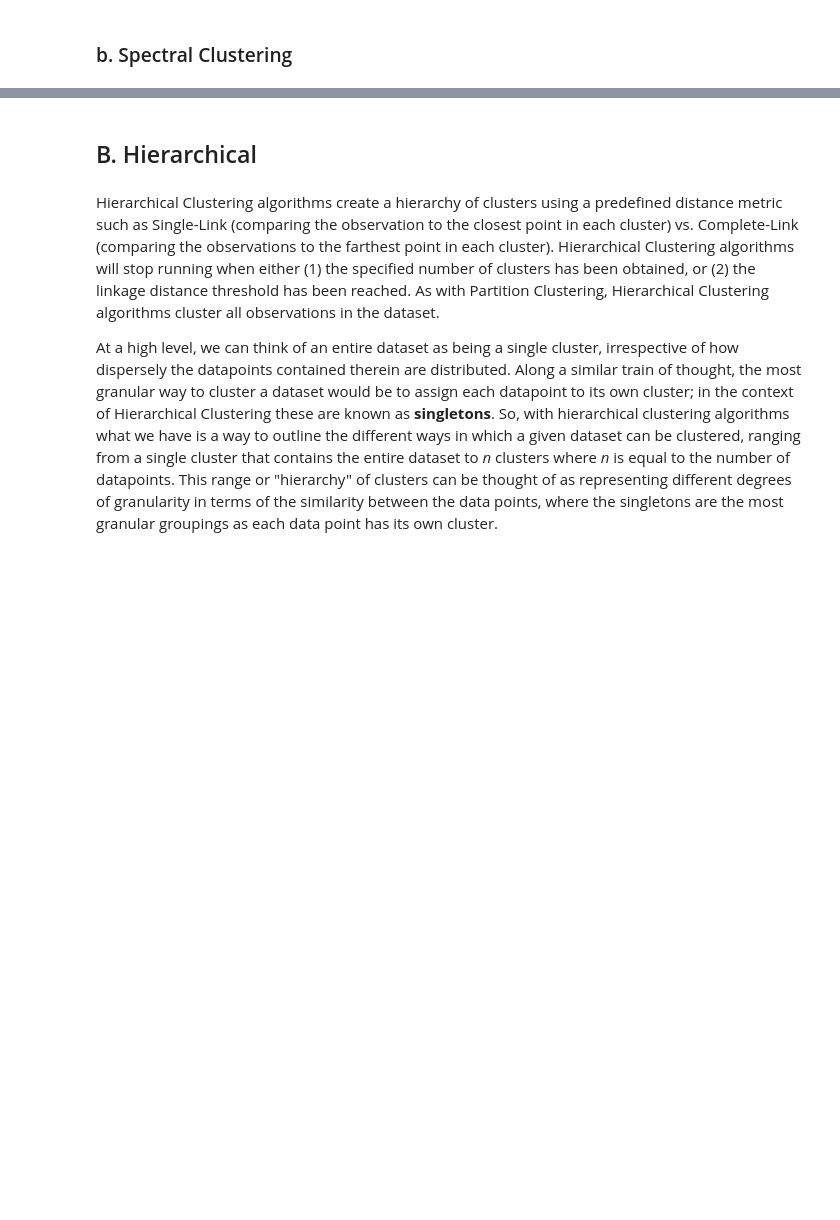
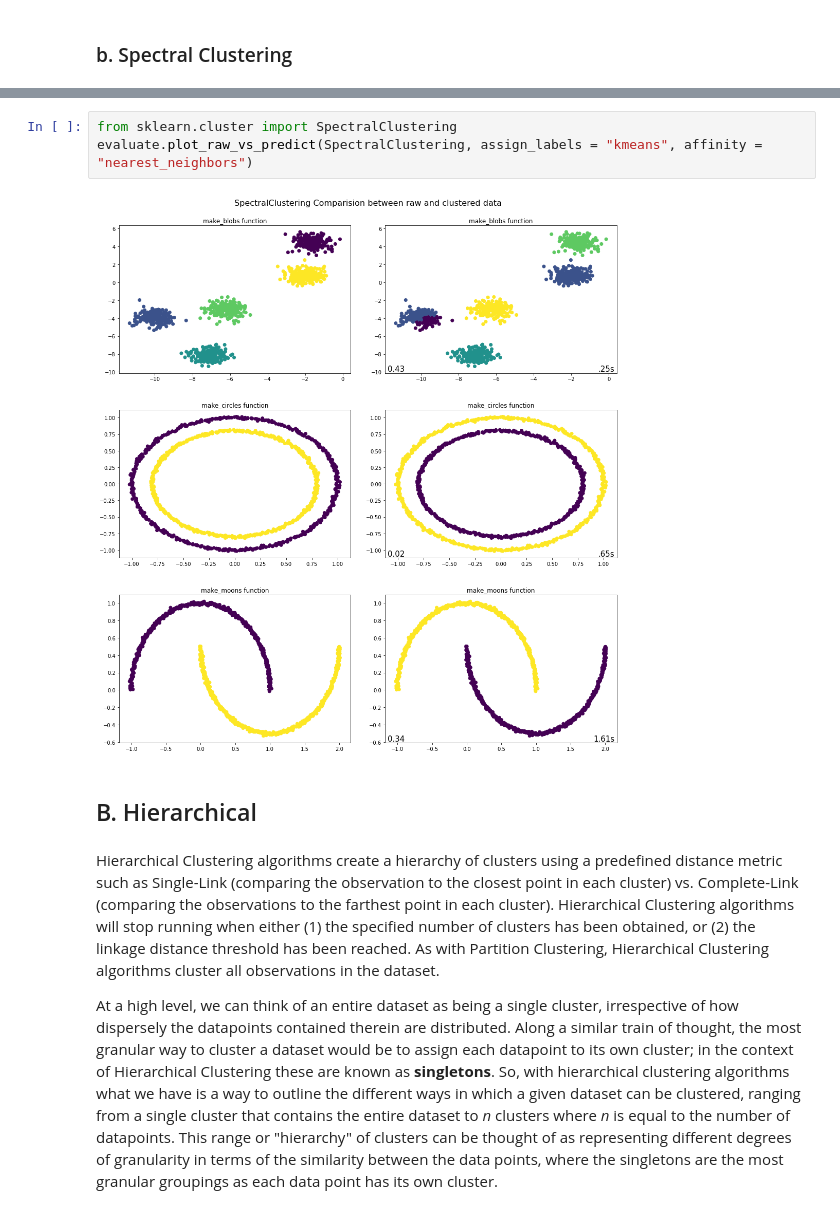
Before and after one commit to Estreuselito/Deus_ex_machina, a Jupyter notebook: Mini-Project/Master.ipynb, the cells around one changed output, grey strips where cells are left out. Drawn from its saved outputs; the diff is of its cells as text; blank space fills up the shorter version.

```diff
--- a/Mini-Project/Master.ipynb
+++ b/Mini-Project/Master.ipynb
@@ -328,6 +330,11 @@ Number of time the k-means algorithm will be run with different centroid seeds.
 The strategy for assigning labels in the embedding space, i.e. the clustering algorithm. There are two ways to assign labels after the Laplacian embedding: `kmeans` and `discretize`. k-means is a popular choice, but it can be sensitive to initialization. Discretization is another approach which is less sensitive to random initialization`
 
 **Note**: Parameter names and descriptions were obtained from the official Scikit Learn [documentation](https://scikit-learn.org/stable/modules/generated/sklearn.cluster.SpectralClustering.html#sklearn.cluster.SpectralClustering).
+# %%
+from sklearn.cluster import SpectralClustering
+evaluate.plot_raw_vs_predict(SpectralClustering, assign_labels = "kmeans", affinity = "nearest_neighbors")
+# %% [output]
+[figure, added]
 # %% [markdown]
 ## B. Hierarchical <a name="hier"/>
 # %% [markdown]
```
Also changed, not shown: parts of 25 cells of this notebook, 1 other file.
